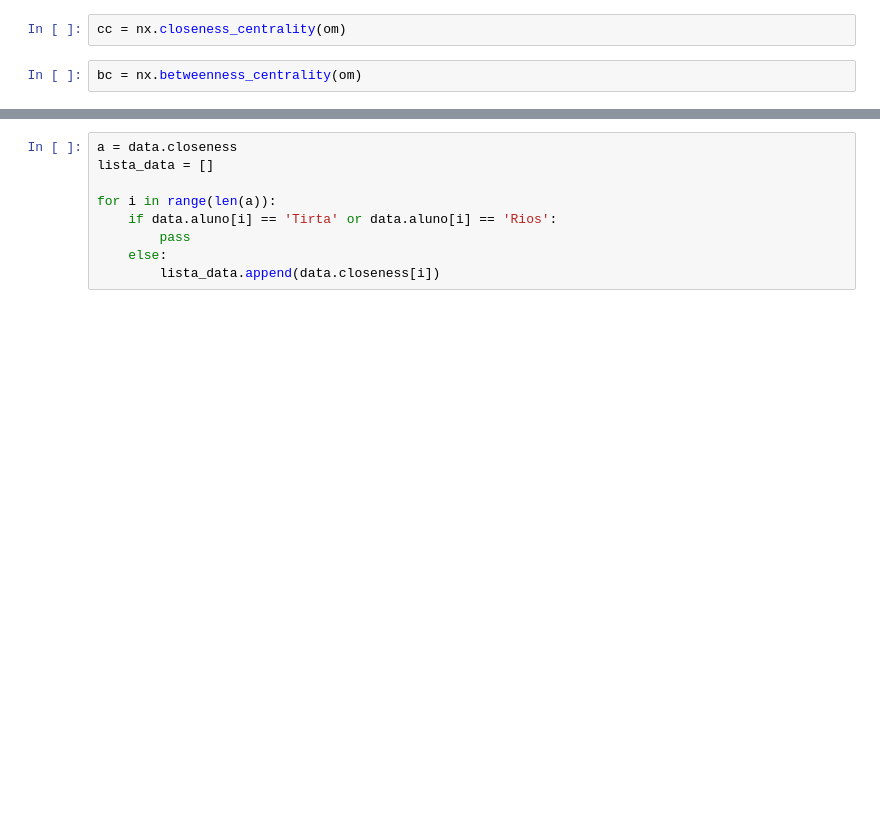
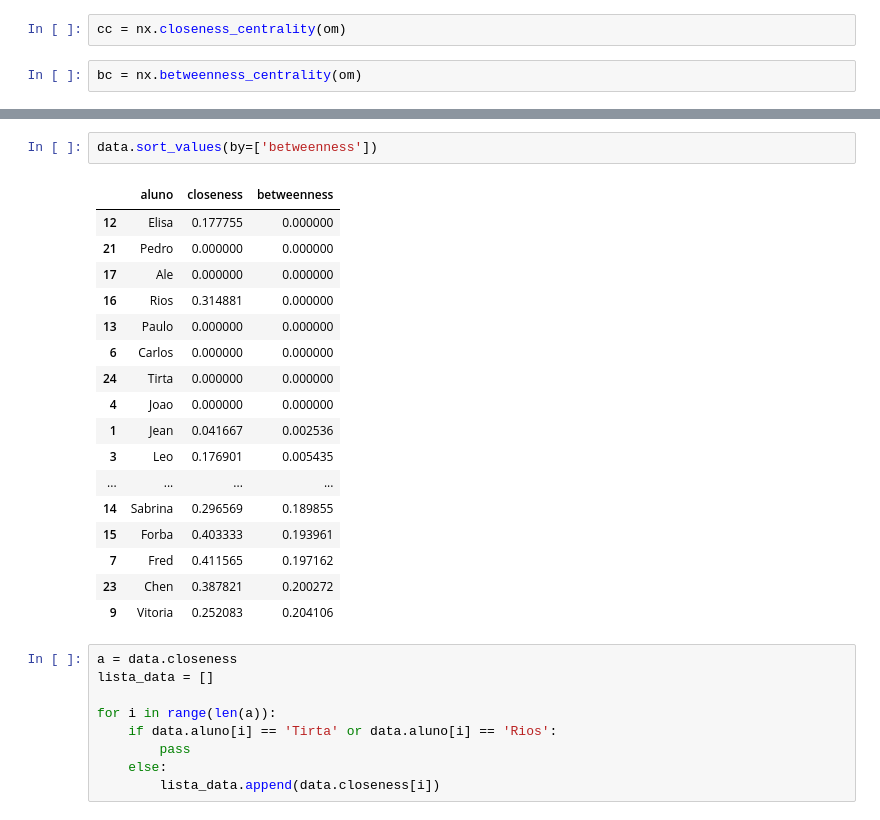
Before and after one commit to BrunaKimura/redes_proj1, a Jupyter notebook: DJ/DJ.ipynb, the cells around one changed output, grey strips where cells are left out. Cells and saved outputs as stored; diff of their text form; blank space fills up the shorter version.

```diff
--- a/DJ/DJ.ipynb
+++ b/DJ/DJ.ipynb
@@ -340,3 +340,23 @@ data
+# %%
+data.sort_values(by=['betweenness'])
+# %% [output]
+|  | aluno | closeness | betweenness |
+| 12 | Elisa | 0.177755 | 0.000000 |
+| 21 | Pedro | 0.000000 | 0.000000 |
+| 17 | Ale | 0.000000 | 0.000000 |
+| 16 | Rios | 0.314881 | 0.000000 |
+| 13 | Paulo | 0.000000 | 0.000000 |
+| 6 | Carlos | 0.000000 | 0.000000 |
+| 24 | Tirta | 0.000000 | 0.000000 |
+| 4 | Joao | 0.000000 | 0.000000 |
+| 1 | Jean | 0.041667 | 0.002536 |
+| 3 | Leo | 0.176901 | 0.005435 |
+| ... | ... | ... | ... |
+| 14 | Sabrina | 0.296569 | 0.189855 |
+| 15 | Forba | 0.403333 | 0.193961 |
+| 7 | Fred | 0.411565 | 0.197162 |
+| 23 | Chen | 0.387821 | 0.200272 |
+| 9 | Vitoria | 0.252083 | 0.204106 |
 # %%
 a = data.closeness
 lista_data = []
```
Also changed, not shown: parts of 2 cells of this notebook.
